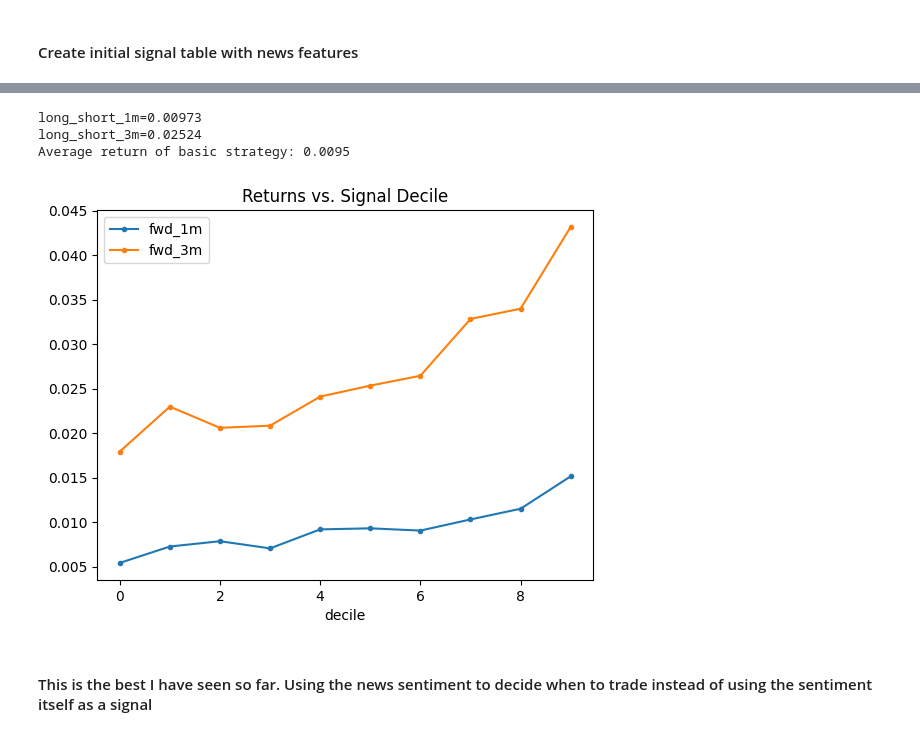
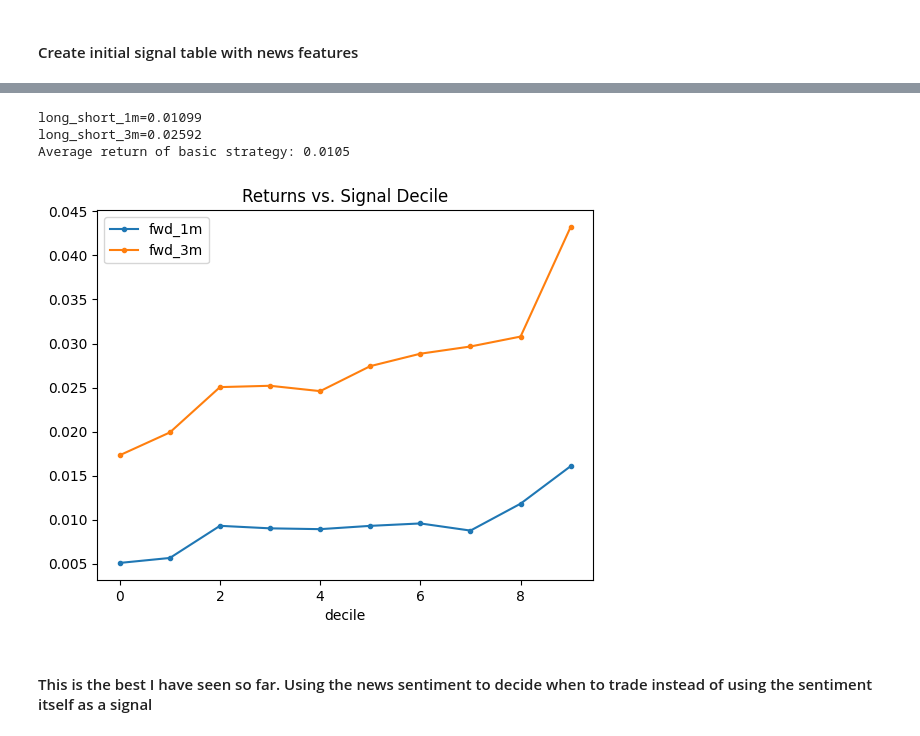
Before and after one commit to adamfowliee/FedContracts_AlgoTrading, a Jupyter notebook: signal_validation.ipynb, the cells around one changed output, grey strips where cells are left out. Saved outputs shown, nothing was run; the diff lists cells and outputs as text; code cells hidden in the pictures.

```diff
--- a/signal_validation.ipynb
+++ b/signal_validation.ipynb
@@ -336,7 +326,8 @@ news_signal_df = con.execute("""
                 rev_1m,
                 rev_3m,
                 z_1m,
-                Z_3m,
+                z_3m,
+                z_sur,
                 LEAD(adj_close, 1) OVER (PARTITION BY iqid ORDER BY price_date) / adj_close - 1 AS fwd_1m,
                 LEAD(adj_close, 3) OVER (PARTITION BY iqid ORDER BY price_date) / adj_close - 1 AS fwd_3m
             FROM signal_price
@@ -348,6 +339,7 @@ news_signal_df = con.execute("""
                 e.sector,
                 e.z_1m,
                 e.z_3m,
+                e.z_sur,
                 s.zs_7,
                 s.zs_30,
                 e.rev_1m,
@@ -380,46 +372,49 @@ news_signal_df
 # %%
 import pandas as pd
+import numpy as np
 
 df = news_signal_df.copy()
 
-df['signal'] = df['z_3m']
+w1 = 0.5; w2 = 0.0; w3 = 0.5
+W = np.array([w1,w2,w3])
+df['signal'] = W[0]*df['z_3m'] + W[1]*df["z_1m"] + W[2]*df["z_sur"]
 
 df = df.dropna(subset=['signal', 'fwd_1m', 'fwd_3m'])
 
 df = df[df['zs_30'] < 0.0]
 df = df[df['num_est'] >= 3]
 df = df[df["rev_1m"].abs() < 5]
 df = df[df['marketcap'] >= 1000]
 
 # create a column of the decile
 # for every date, the signal strength is ranked and placed into 10 categories
 # "on this date, which decile is this signal in"
 # transform() returns things to the exact same shape as before. It calculates the deciles
 # and then returns a decile for each row, rather than collapsing down like .mean() or .sum()
 df["decile"] = df.groupby(["AS_OF", "sector"])["signal"]\
     .transform(lambda x: pd.qcut(x, 10, labels=False, duplicates="drop"))
 
 # get average 1m and 3m returns over each decile
 decile_returns = df.groupby("decile")[["fwd_1m", "fwd_3m"]].mean()
 decile_returns.plot(marker='.', title='Returns vs. Signal Decile')
 
 # assuming our strategy longs the top decile and shorts the bottom, what is our return?
 long_short_1m = decile_returns.loc[9, "fwd_1m"] - decile_returns.loc[0, "fwd_1m"]
 long_short_3m = decile_returns.loc[9, "fwd_3m"] - decile_returns.loc[0, "fwd_3m"]
 
 print(f'\n{long_short_1m=:.5f}\n{long_short_3m=:.5f}')
 
 # compute the average 1 month forward return for each decile
 ls = df.groupby(["AS_OF", "decile"])["fwd_1m"].mean().unstack()
 # get the monthly strategy returns if we long top decile, short bottom decile
 ls["long_short"] = ls[9] - ls[0]
 
 print(f'Average return of basic strategy: {ls["long_short"].mean():.4f}')  # average return
 # %% [output]
-long_short_1m=0.00973
-long_short_3m=0.02524
-Average return of basic strategy: 0.0095
+long_short_1m=0.01099
+long_short_3m=0.02592
+Average return of basic strategy: 0.0105
-[figure, old version]
+[figure, new version]
 # %% [markdown]
 #### This is the best I have seen so far. Using the news sentiment to decide when to trade instead of using the sentiment itself as a signal
 # %%
```
Also changed, not shown: parts of 27 cells of this notebook.
